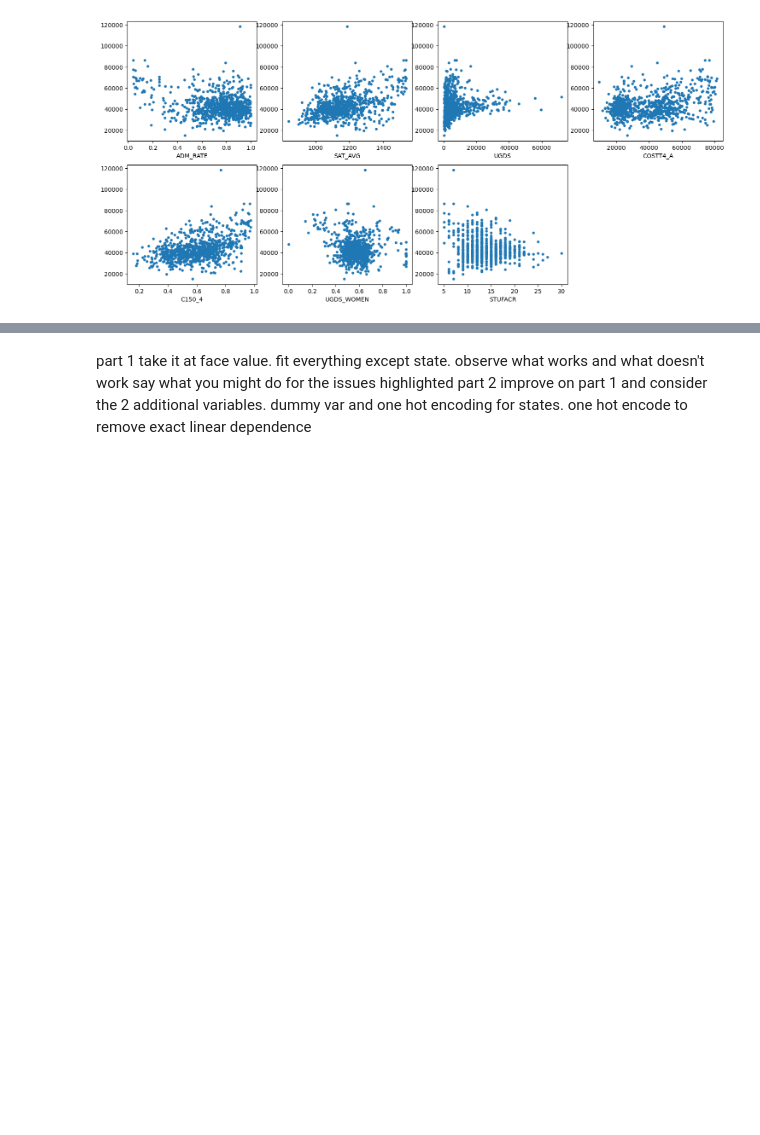
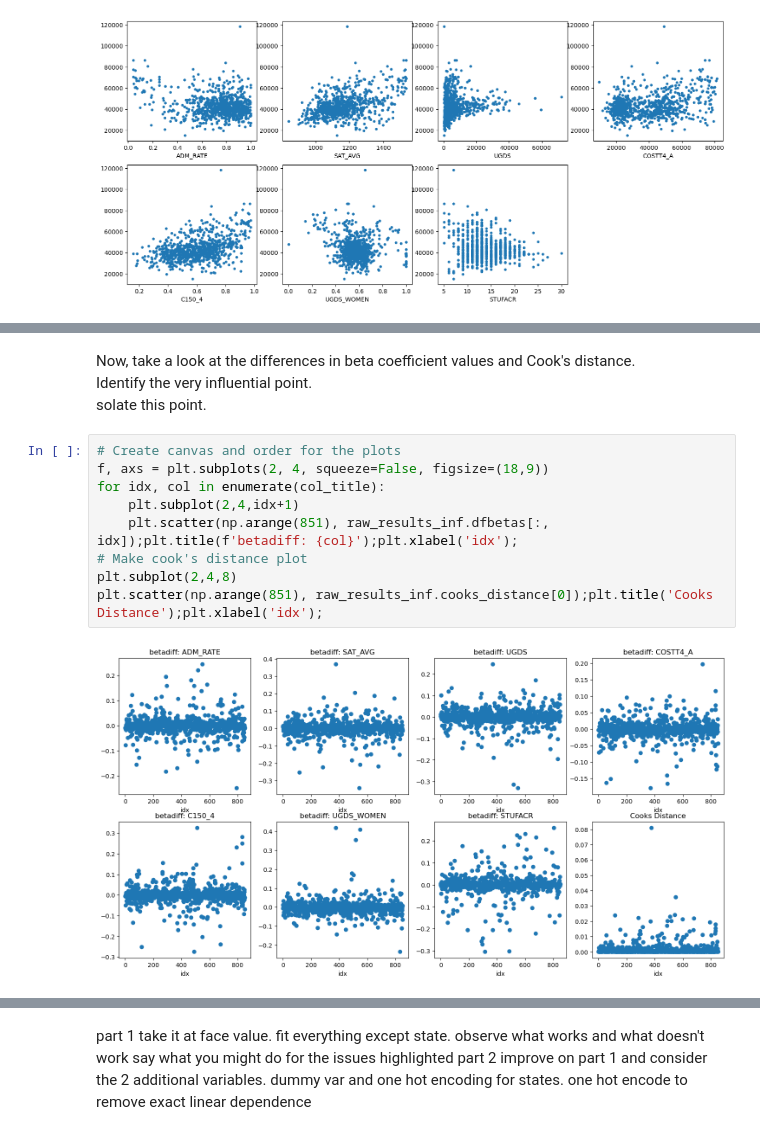
Before and after one commit to Luke-zm/Completed-Data-Courses-for-Masters, a Jupyter notebook: IND5003/take_home_exam/IND5003_THE_ZHONG_ZHIMING.ipynb, the cells around one changed output, grey strips where cells are left out. Saved outputs shown, nothing was run; the diff lists cells and outputs as text; blank space fills up the shorter version.

```diff
--- a/IND5003/take_home_exam/IND5003_THE_ZHONG_ZHIMING.ipynb
+++ b/IND5003/take_home_exam/IND5003_THE_ZHONG_ZHIMING.ipynb
@@ -1252,0 +1343,15 @@ In summary, the Variance Inflation Factor (VIF) is a tool for identifying and qu
+# %% [markdown]
+Now, take a look at the differences in beta coefficient values and Cook's distance.
+Identify the very  influential point.
+solate this point.
+# %%
+# Create canvas and order for the plots
+f, axs = plt.subplots(2, 4, squeeze=False, figsize=(18,9))
+for idx, col in enumerate(col_title):
+    plt.subplot(2,4,idx+1)
+    plt.scatter(np.arange(851), raw_results_inf.dfbetas[:, idx]);plt.title(f'betadiff: {col}');plt.xlabel('idx');
+# Make cook's distance plot
+plt.subplot(2,4,8)
+plt.scatter(np.arange(851), raw_results_inf.cooks_distance[0]);plt.title('Cooks Distance');plt.xlabel('idx');
+# %% [output]
+[figure, added]
```
Also changed, not shown: parts of 56 cells of this notebook.
